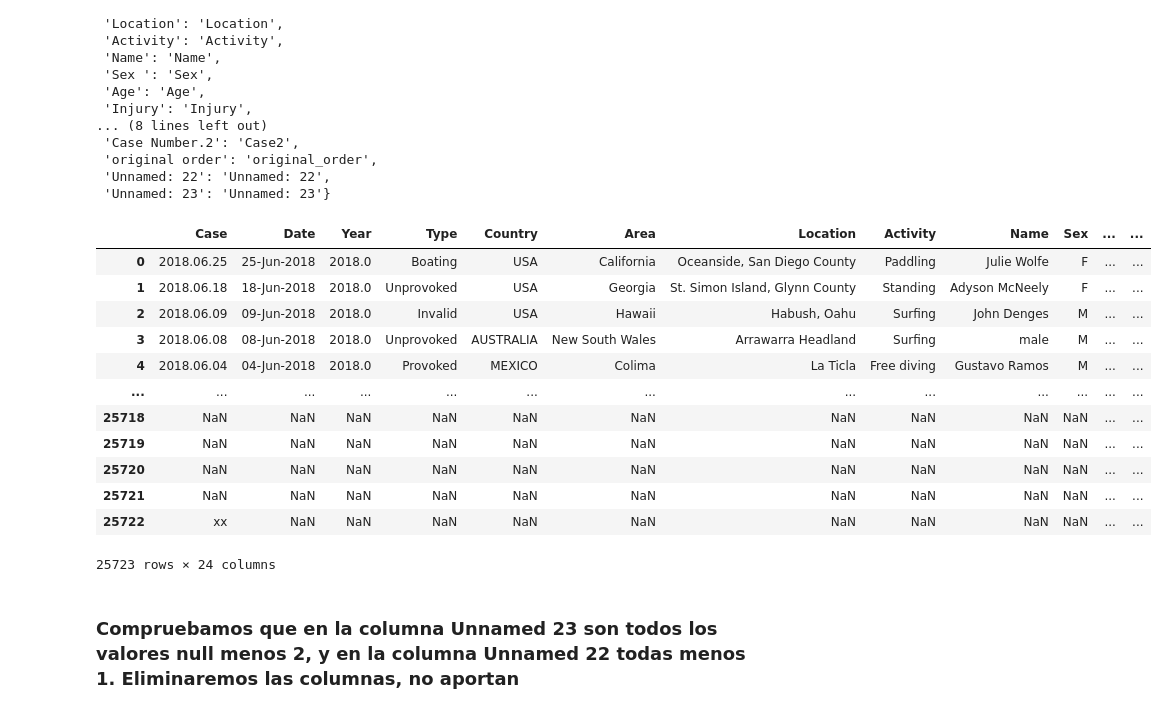
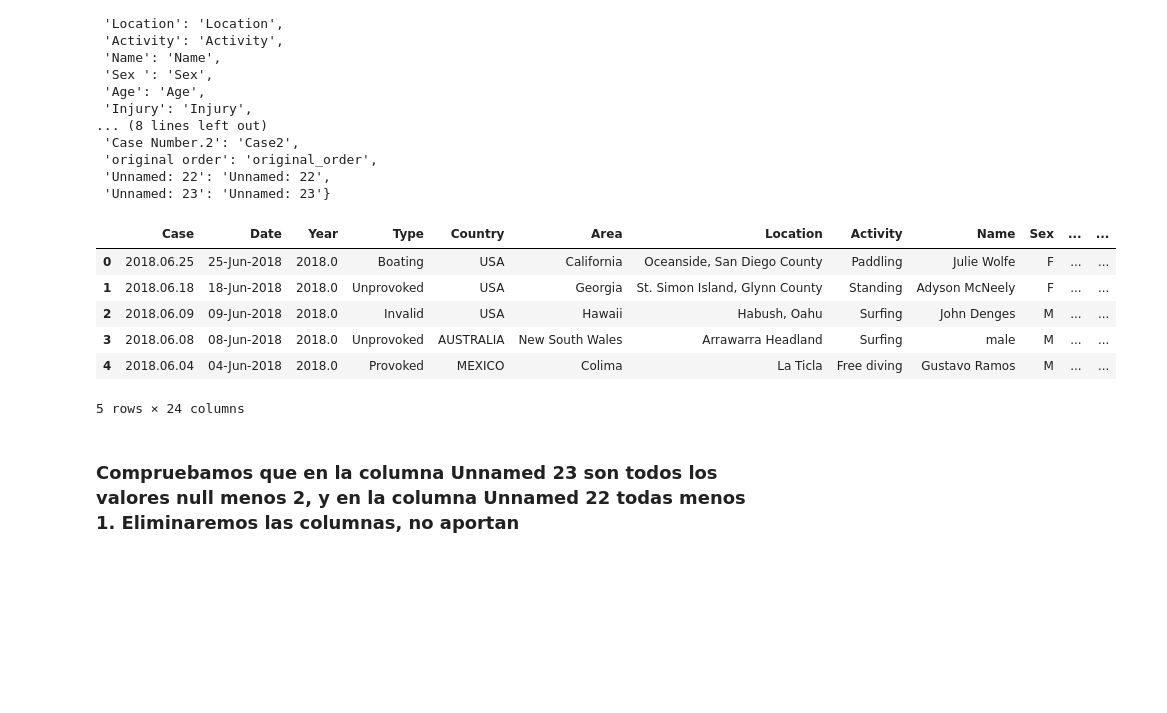
Before and after one commit to silviaherf/data-cleaning-pandas, a Jupyter notebook: Sharks_analysis.ipynb, the cells around one changed output. Drawn from its saved outputs; the diff is of its cells as text; code cells hidden in the pictures; blank space fills up the shorter version.

Commit message:
Head en todos los dF

```diff
--- a/Sharks_analysis.ipynb
+++ b/Sharks_analysis.ipynb
@@ -56,21 +56,15 @@ dict_columnas
  'Unnamed: 23': 'Unnamed: 23'}
 # %%
 df=df.rename(columns = dict_columnas, inplace = False)
-df
+df.head()
 # %% [output]
 |  | Case | Date | Year | Type | Country | Area | Location | Activity | Name | Sex | ... | ... |
 | 0 | 2018.06.25 | 25-Jun-2018 | 2018.0 | Boating | USA | California | Oceanside, San Diego County | Paddling | Julie Wolfe | F | ... | ... |
 | 1 | 2018.06.18 | 18-Jun-2018 | 2018.0 | Unprovoked | USA | Georgia | St. Simon Island, Glynn County | Standing | Adyson McNeely | F | ... | ... |
 | 2 | 2018.06.09 | 09-Jun-2018 | 2018.0 | Invalid | USA | Hawaii | Habush, Oahu | Surfing | John Denges | M | ... | ... |
 | 3 | 2018.06.08 | 08-Jun-2018 | 2018.0 | Unprovoked | AUSTRALIA | New South Wales | Arrawarra Headland | Surfing | male | M | ... | ... |
 | 4 | 2018.06.04 | 04-Jun-2018 | 2018.0 | Provoked | MEXICO | Colima | La Ticla | Free diving | Gustavo Ramos | M | ... | ... |
-| ... | ... | ... | ... | ... | ... | ... | ... | ... | ... | ... | ... | ... |
-| 25718 | NaN | NaN | NaN | NaN | NaN | NaN | NaN | NaN | NaN | NaN | ... | ... |
-| 25719 | NaN | NaN | NaN | NaN | NaN | NaN | NaN | NaN | NaN | NaN | ... | ... |
-| 25720 | NaN | NaN | NaN | NaN | NaN | NaN | NaN | NaN | NaN | NaN | ... | ... |
-| 25721 | NaN | NaN | NaN | NaN | NaN | NaN | NaN | NaN | NaN | NaN | ... | ... |
-| 25722 | xx | NaN | NaN | NaN | NaN | NaN | NaN | NaN | NaN | NaN | ... | ... |
-25723 rows × 24 columns
+5 rows × 24 columns
 # %% [markdown]
 ### Compruebamos que en la columna Unnamed 23 son todos los valores null menos 2, y en la columna Unnamed 22 todas menos 1. Eliminaremos las columnas, no aportan
 # %%
```
Also changed, not shown: parts of 13 cells of this notebook.
